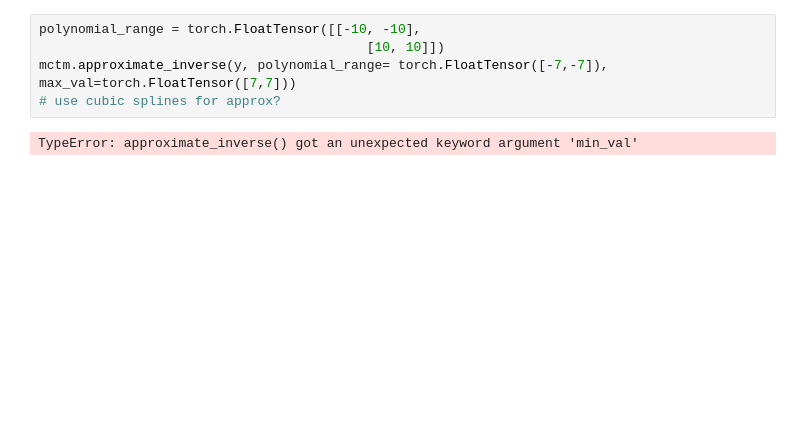
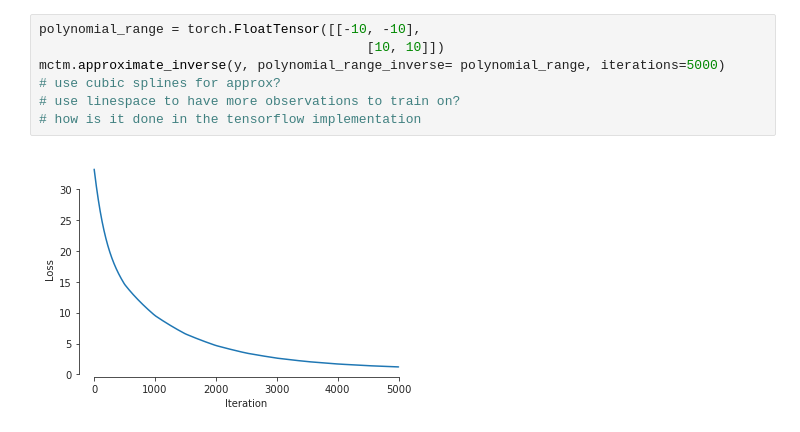
Before and after one commit to MatthiasHerp/mctm_pytorch, a Jupyter notebook: demo.ipynb, the cells around one changed output. Saved outputs shown, nothing was run; the diff lists cells and outputs as text; blank space fills up the shorter version.

```diff
--- a/demo.ipynb
+++ b/demo.ipynb
@@ -238,10 +36,12 @@ plt.show()
 # %%
 polynomial_range = torch.FloatTensor([[-10, -10],
                                           [10, 10]])
-mctm.approximate_inverse(y, polynomial_range= torch.FloatTensor([-7,-7]), max_val=torch.FloatTensor([7,7]))
+mctm.approximate_inverse(y, polynomial_range_inverse= polynomial_range, iterations=5000)
 # use cubic splines for approx?
+# use linespace to have more observations to train on?
+# how is it done in the tensorflow implementation
 # %% [output]
-TypeError: approximate_inverse() got an unexpected keyword argument 'min_val'
+[figure, added]
 # %%
 evaluate(mctm)
 # %% [output]
```
Also changed, not shown: parts of 33 cells of this notebook, 2 other files.
